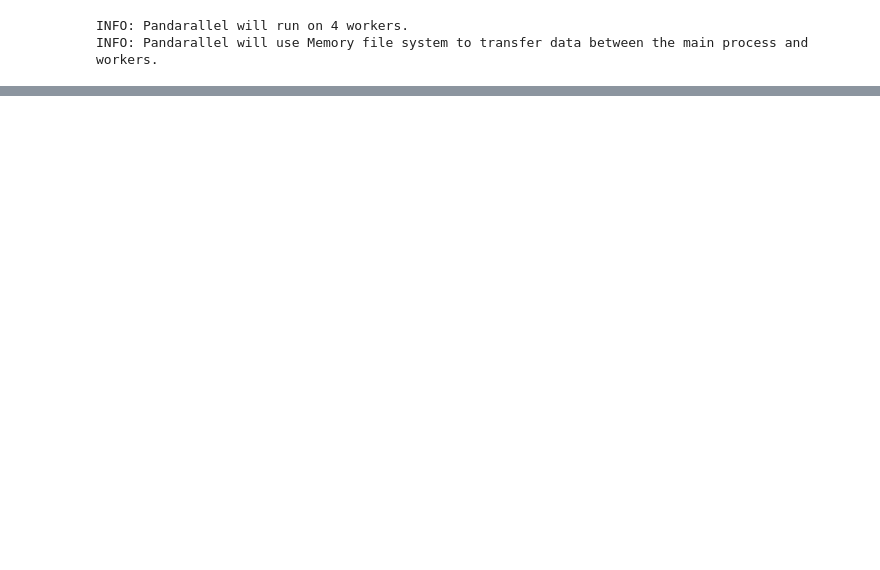
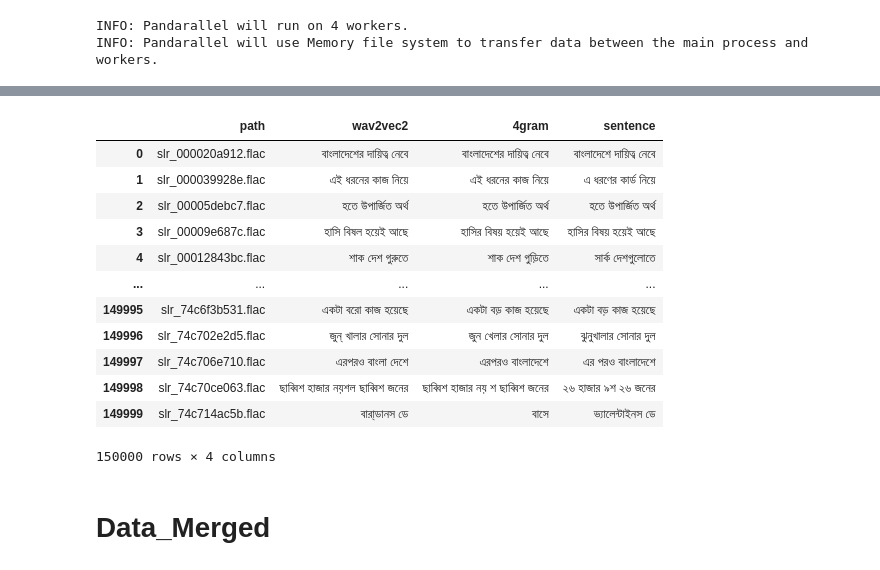
Before and after one commit to mushrafi88/asr_bangla, a Jupyter notebook: bert_corrector/custom_data_for_bert.ipynb, the cells around one changed output, grey strips where cells are left out. Cells and saved outputs as stored; diff of their text form; code cells hidden in the pictures; blank space fills up the shorter version.

Commit message:
Bert model audio data

```diff
--- a/bert_corrector/custom_data_for_bert.ipynb
+++ b/bert_corrector/custom_data_for_bert.ipynb
@@ -22,0 +224,26 @@ INFO: Pandarallel will use Memory file system to transfer data between the main
+# %%
+df_slr = pd.read_csv('slr_train.csv')
+# %%
+df_slr['path'] = df_slr.path.apply(lambda x :os.path.basename(str(x)))
+# %%
+df_slr = df_slr_1.merge(df_slr,on='path',how='inner')
+# %%
+df_slr['path'] = 'slr_' + df_slr.path
+# %%
+df_slr
+# %% [output]
+|  | path | wav2vec2 | 4gram | sentence |
+| 0 | slr_000020a912.flac | বাংলাদেশের দায়িত্ব নেবে | বাংলাদেশের দায়িত্ব নেবে | বাংলাদেশে দায়িত্ব নেবে |
+| 1 | slr_000039928e.flac | এই ধরনের কাজ নিয়ে | এই ধরনের কাজ নিয়ে | এ ধরণের কার্ড নিয়ে |
+| 2 | slr_00005debc7.flac | হতে উপার্জিত অর্থ | হতে উপার্জিত অর্থ | হতে উপার্জিত অর্থ |
+| 3 | slr_00009e687c.flac | হাসি বিষল হয়েই আছে | হাসির বিষয় হয়েই আছে | হাসির বিষয় হয়েই আছে |
+| 4 | slr_00012843bc.flac | শাক দেশ গুরুতে | শাক দেশ গুড়িতে | সার্ক দেশগুলোতে |
+| ... | ... | ... | ... | ... |
+| 149995 | slr_74c6f3b531.flac | একটা বরো কাজ হয়েছে | একটা বড় কাজ হয়েছে | একটা বড় কাজ হয়েছে |
+| 149996 | slr_74c702e2d5.flac | জুন্ খালার সোনার দুল | জুন খেলার সোনার দুল | ঝুনুখালার সোনার দুল |
+| 149997 | slr_74c706e710.flac | এরপরও বাংলা দেশে | এরপরও বাংলাদেশে | এর পরও বাংলাদেশে |
+| 149998 | slr_74c70ce063.flac | ছাব্বিশ হাজার নয়শল ছাব্বিশ জনের | ছাব্বিশ হাজার নয় শ ছাব্বিশ জনের | ২৬ হাজার ৯শ ২৬ জনের |
+| 149999 | slr_74c714ac5b.flac | বারা্ডানস ডে | বাসে | ভ্যালেন্টাইনস ডে |
+150000 rows × 4 columns
+# %% [markdown]
+# Data_Merged
```
Also changed, not shown: parts of 38 cells of this notebook, 7 other files.
